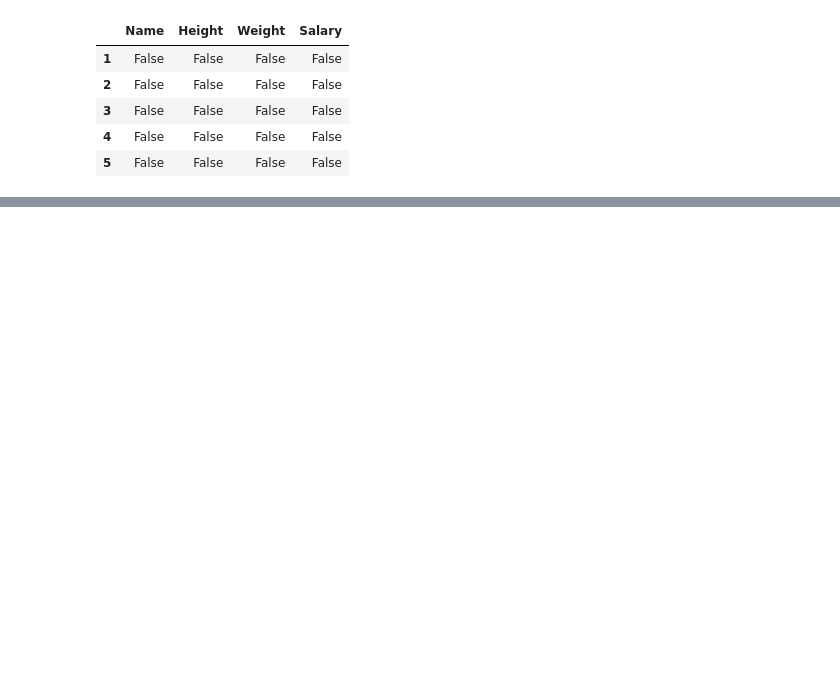
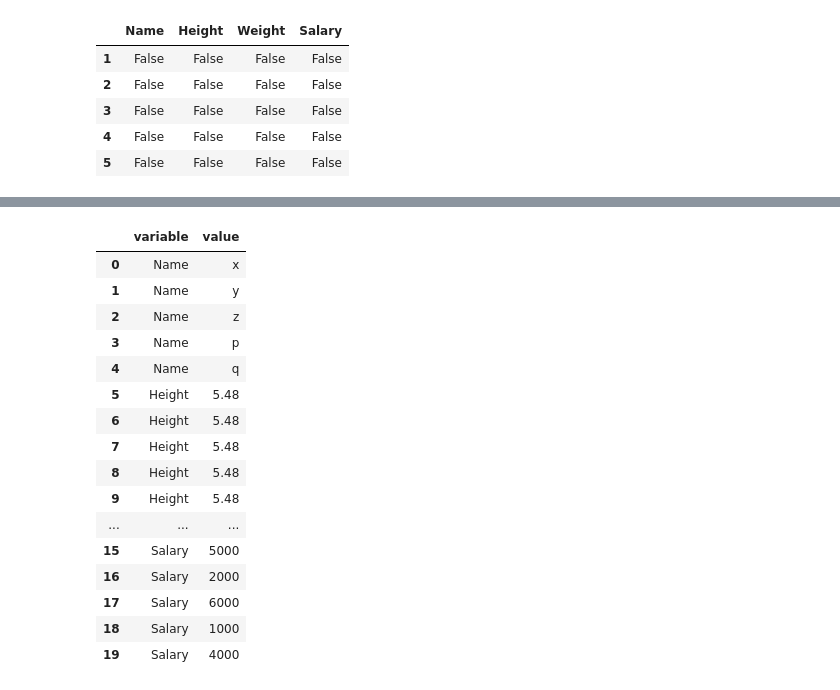
Before and after one commit to akshay4/python, a Jupyter notebook: Pandas_Python.ipynb, the cells around one changed output, grey strips where cells are left out. Drawn from its saved outputs; the diff is of its cells as text; code cells hidden in the pictures; blank space fills up the shorter version.

```diff
--- a/Pandas_Python.ipynb
+++ b/Pandas_Python.ipynb
@@ -413,2 +418,22 @@ Weight      74.40
 Salary    3600.00
 dtype: float64
+# %%
+pd.melt(data2)
+# %% [output]
+|  | variable | value |
+| 0 | Name | x |
+| 1 | Name | y |
+| 2 | Name | z |
+| 3 | Name | p |
+| 4 | Name | q |
+| 5 | Height | 5.48 |
+| 6 | Height | 5.48 |
+| 7 | Height | 5.48 |
+| 8 | Height | 5.48 |
+| 9 | Height | 5.48 |
+| ... | ... | ... |
+| 15 | Salary | 5000 |
+| 16 | Salary | 2000 |
+| 17 | Salary | 6000 |
+| 18 | Salary | 1000 |
+| 19 | Salary | 4000 |
```
Also changed, not shown: parts of 19 cells of this notebook, 2 other files.
